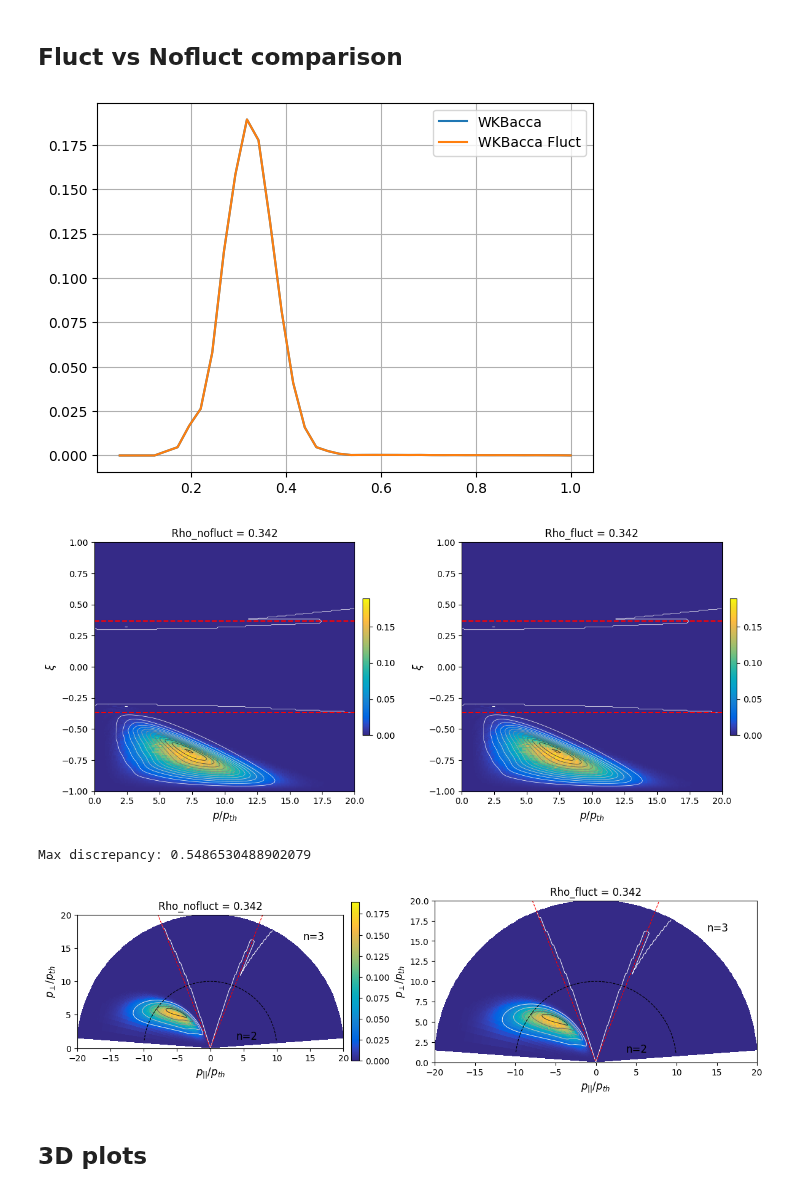
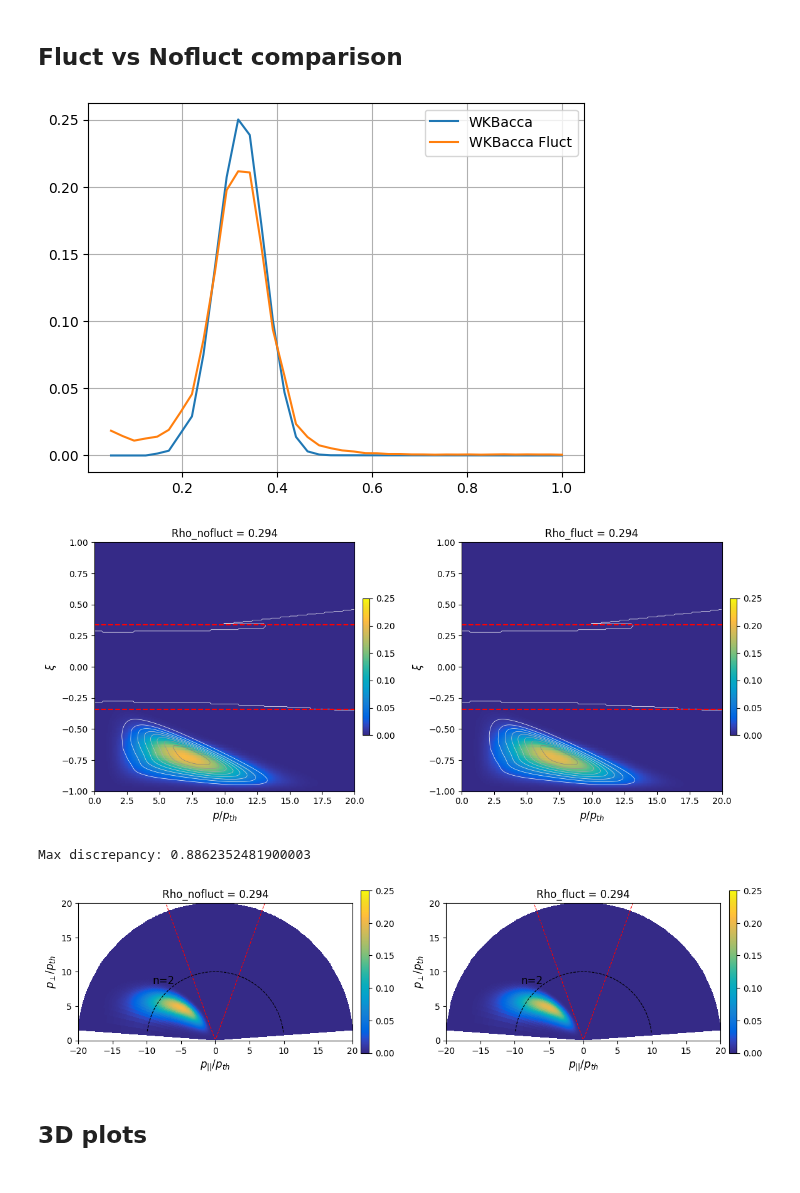
Before and after one commit to EwoutDevlaminck/WKBacca_QL, a Jupyter notebook: Analysis_sparse.ipynb, the cells around one changed output. Drawn from its saved outputs; the diff is of its cells as text; code cells hidden in the pictures.

```diff
--- a/Analysis_sparse.ipynb
+++ b/Analysis_sparse.ipynb
@@ -66,7 +66,7 @@ parula_map = LinearSegmentedColormap.from_list('parula', cm_data)
 parula_map.set_under(cm_data[0])
 # %%
 filename_nofluct    = '/home/devlamin/WKBacca_LUKE_cases/TCV_74302/WKBeam_results/nofluct/QL_waves_TCV74302_1.2_nofluct_sparse.h5'
-filename_fluct      = '/home/devlamin/WKBacca_LUKE_cases/TCV_74302/WKBeam_results/nofluct/QL_waves_TCV74302_1.2_nofluct_sparse.h5'
+filename_fluct      = '/home/devlamin/WKBacca_LUKE_cases/TCV_74302/WKBeam_results/fluct/QL_waves_TCV74302_1.2_fluct_sparse.h5'
 
 matlab_file         = '/home/devlamin/WKBacca_LUKE_cases/TCV_74302/Drf_data.mat'
 # %%
@@ -212,7 +222,7 @@ def closest_index(val):
     return np.argmin(np.abs(rho_mat- val)), np.argmin(np.abs(np.sqrt(psi)- val)), np.argmin(np.abs(np.sqrt(psi_fluct)- val))
 
 # rho_goal is the rho value around which we want to compare the data for most plots.
-rho_goal = 0.35
+rho_goal = 0.3
 
 plt.figure()
 len_mat = rho_mat.shape[0]
@@ -376,7 +386,7 @@ plt.legend()
 plt.grid()
 plt.show()
 # %% [output]
-[figure, old version]
+[figure, new version]
 # %%
 plt.figure(figsize=(12, 5))
 ax = plt.subplot(121)
@@ -413,8 +423,8 @@ plt.show()
 
 print(f'Max discrepancy: {np.max(DRF_pp_nofluct[i_no_fluct]/np.amax(Drf_mat[:,:,i_mat].T))}')
 # %% [output]
-[figure, old version]
+[figure, new version]
-Max discrepancy: 0.5486530488902079
+Max discrepancy: 0.8862352481900003
 # %%
 def Trapping_line(p_par, Trapksi0, i_psi):
     #Trapping line, giving p_perp_Trap = p_par_Trap * sqrt(1 - ksi0_T^2)/ksi0_T*sign(p_par_Trap)
@@ -425,7 +435,7 @@ ax = plt.subplot(121)
 
 fig1 = ax.pcolormesh(PPAR[:,:,i_no_fluct], PPER[:,:,i_no_fluct], DRF_pp_nofluct[:,:,i_no_fluct], cmap=parula_map, vmin=min_nofluct, vmax=max_nofluct)#, edgecolors='k')
 #fig1 = ax.contourf(PPAR[:,:,i_no_fluct], PPER[:,:,i_no_fluct], DRF_pp_nofluct[:,:,i_no_fluct], levels=np.linspace(min_nofluct, max_nofluct, 105), cmap=parula_map)
-fig2 = ax.contour(Ppar_mat, Pper_mat, Drf_mat[:,:,i_mat].T, levels=np.linspace(min_mat, max_mat, 7), cmap='Greys', linewidths=0.7)
+#fig2 = ax.contour(Ppar_mat, Pper_mat, Drf_mat[:,:,i_mat].T, levels=np.linspace(min_mat, max_mat, 7), cmap='Greys', linewidths=0.7)
 colorbar = plt.colorbar(fig1, orientation='vertical', pad=.025, shrink=.55)
 
 plt.contour(PPAR[:,:,i_no_fluct], PPER[:,:,i_no_fluct], Pnorm, levels=[10, 20, 29.99], colors='black', linestyles='dashed', linewidths=0.8)
@@ -437,35 +447,35 @@ plt.plot(np.linspace(-p_max, p_max, 200), p_perp_Trap, color='r', linestyle='--'
 
 ax.set_xlabel(r'$p_{||}/p_{th}$', size=12)
 ax.set_ylabel(r'$p_{\perp}/p_{th}$', size=12)
 ax.set_ylim(0, p_max)
 ax.set_xlim(-p_max, p_max)
 ax.set_aspect('equal')
 ax.set_title(f'Rho_nofluct = {np.sqrt(psi[i_no_fluct]):.3f}')
 
 ax2 = plt.subplot(122)
 fig3 = ax2.pcolormesh(PPAR[:,:,i_fluct], PPER[:,:,i_fluct], DRF_pp_fluct[:,:,i_fluct], cmap=parula_map, vmin=min_nofluct, vmax=max_nofluct)
 #fig3 = ax.contourf(PPAR[:,:,i_fluct], PPER[:,:,i_fluct], DRF_pp_fluct[:,:,i_fluct], levels=np.linspace(min_nofluct, max_nofluct, 105), cmap=parula_map)
-fig4 = ax2.contour(Ppar_mat, Pper_mat, Drf_mat[:,:,i_mat].T, levels=np.linspace(min_mat, max_mat, 7), cmap='Greys', linewidths=0.7)
+#fig4 = ax2.contour(Ppar_mat, Pper_mat, Drf_mat[:,:,i_mat].T, levels=np.linspace(min_mat, max_mat, 7), cmap='Greys', linewidths=0.7)
 colorbar = plt.colorbar(fig3, orientation='vertical', pad=.025, shrink=.55)
 
 plt.contour(PPAR[:,:,i_fluct], PPER[:,:,i_fluct], Pnorm, levels=[10, 20, 29.99], colors='black', linestyles='dashed', linewidths=0.8)
 plt.annotate(r'n=2', xy=(-10, 8), xytext=(7, 2), textcoords='offset points', fontsize=12)
 #plt.annotate(r'n=3', xy=(13, 16), xytext=(7, 2), textcoords='offset points', fontsize=12)
 
 p_perp_Trap = Trapping_line(np.linspace(-p_max, p_max, 200), Trapksi0_fluct, i_fluct)
 plt.plot(np.linspace(-p_max, p_max, 200), p_perp_Trap, color='r', linestyle='--', linewidth=0.8)
 
 ax2.set_xlabel(r'$p_{||}/p_{th}$', size=12)
 ax2.set_ylabel(r'$p_{\perp}/p_{th}$', size=12)
 ax2.set_ylim(0, p_max)
 ax2.set_xlim(-p_max, p_max)
 ax2.set_aspect('equal')
 ax2.set_title(f'Rho_fluct = {np.sqrt(psi_fluct[i_fluct]):.3f}')
 
 plt.tight_layout()
 plt.show()
 # %% [output]
-[figure, old version]
+[figure, new version]
 # %% [markdown]
 ## 3D plots
 # %%
```
Also changed, not shown: parts of 9 cells of this notebook, 8 other files.
